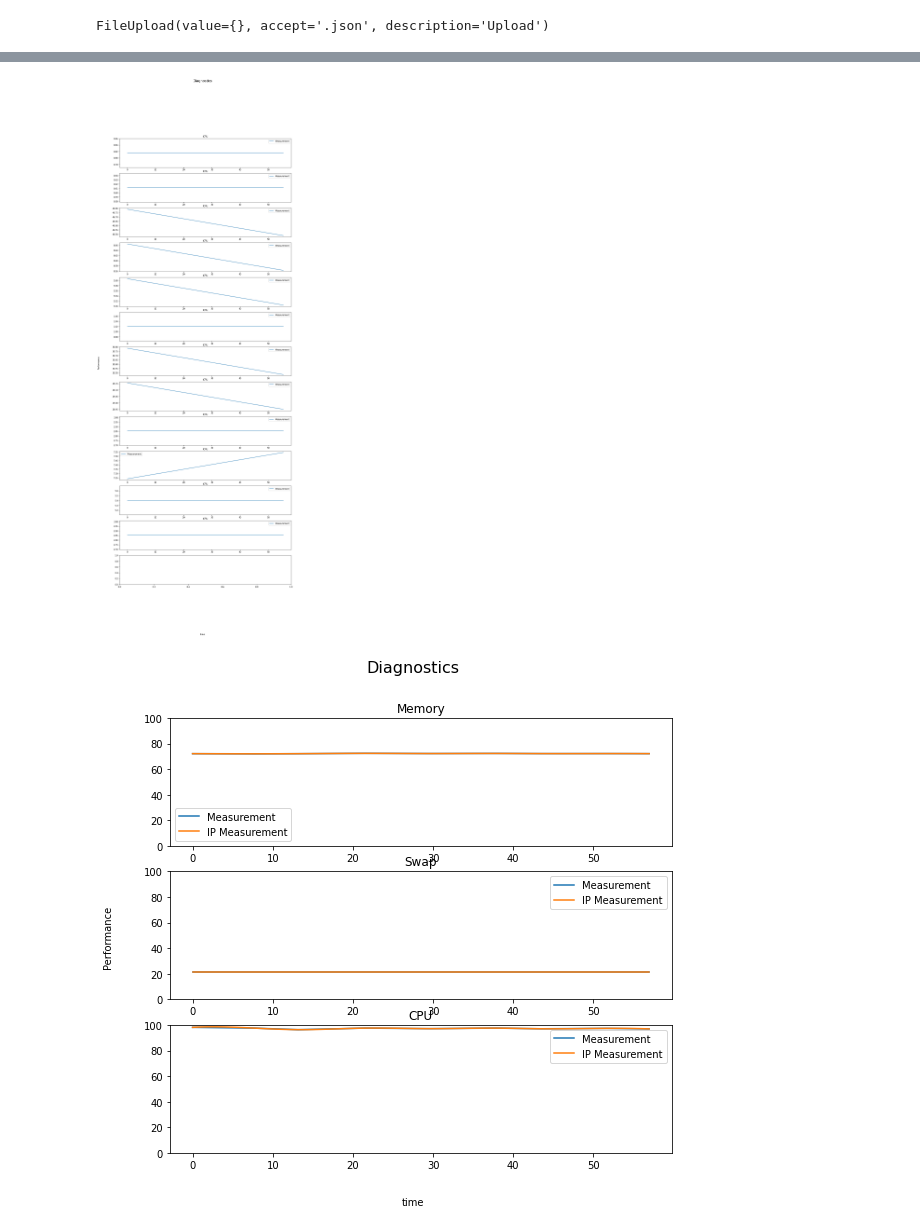
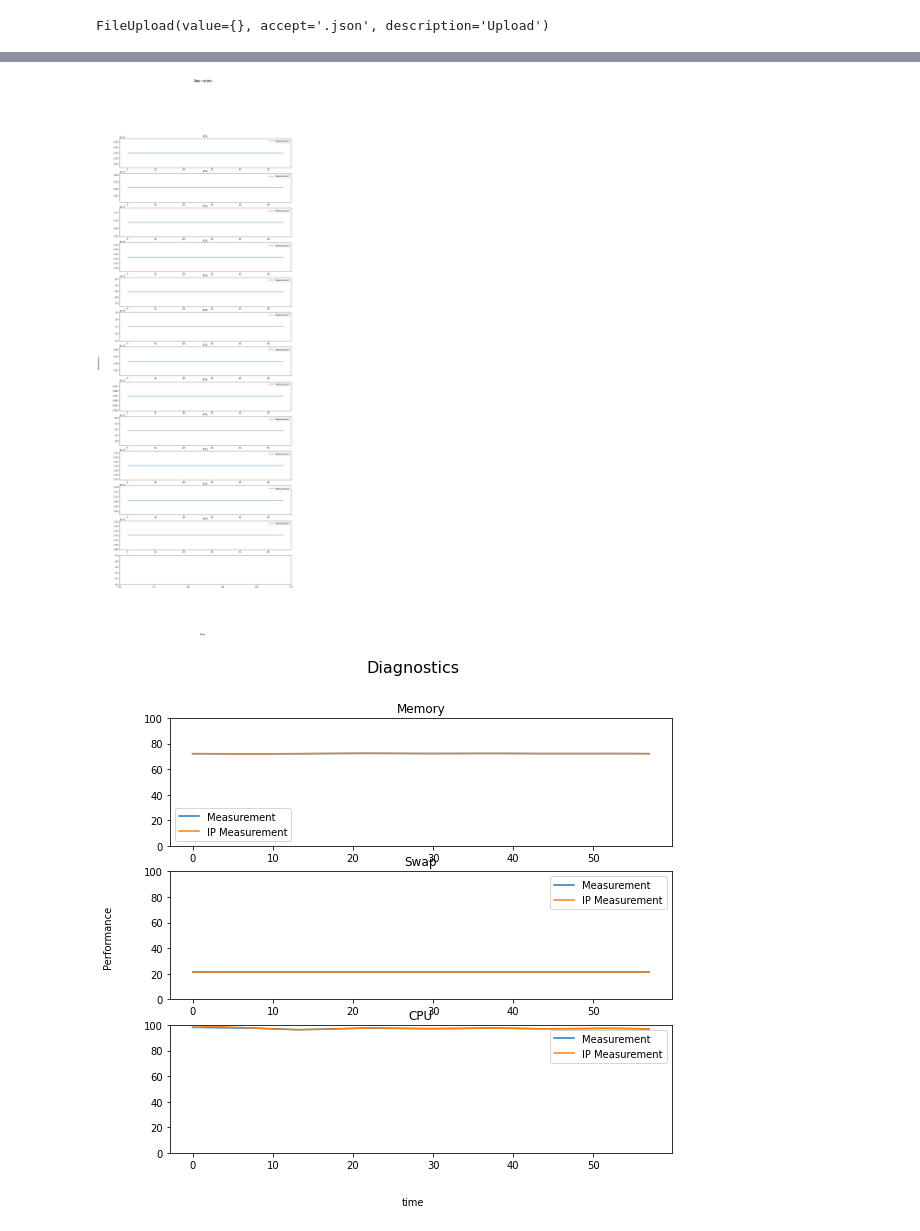
Before and after one commit to llingg/behaviour-benchmarking, a Jupyter notebook: notebooks/analyse_dashboard.ipynb, the cells around one changed output, grey strips where cells are left out. Cells and saved outputs as stored; diff of their text form; code cells hidden in the pictures.

```diff
--- a/notebooks/analyse_dashboard.ipynb
+++ b/notebooks/analyse_dashboard.ipynb
@@ -1,3 +1,18 @@
 # %% [markdown]
 # Analyze Dashboard Data
 If the script doesn't display properly (e.g. curly braces in the markdown) **trust the notebook** in the top right corner and rerender the markdown by running them again.
+# %%
+import yaml
+import matplotlib.pyplot as plt
+import numpy as np
+from scipy import interpolate
+
+
+with open(r'../data/BenchmarkXY/CH_ETHZ_Linus_2020-05-05_DB18_hardware-compliance.yaml') as file:
+    documents = yaml.full_load(file)
+    hostname = documents["hostname"]
+    for item, doc in documents.items():
+        print(item, ":", doc)
+
+hostname_minus = hostname+'-'
+hostname_underline = hostname+'_'
@@ -19,0 +145,5 @@ FileUpload(value={}, accept='.json', description='Upload')
+# %%
+from ipywidgets import FileUpload
+upload = FileUpload(accept='.json',
+    multiple=False)
+upload
@@ -28,10 +239,8 @@ data = json.loads(upload.data[0].decode('utf-8'))
 
 cpu_processes = np.array([[],[],[]])
 t0= data['process_stats'][0]['time']
-cpu = (data['resources_stats'][0]['cpu'])
-for x in cpu:
-    cpu_max = cpu[x]
-
+#put 100 for pmem
+memory_max = (data['resources_stats'][0]['memory']['total'])
 
 container_id = data['containers']
 
@@ -46,14 +255,15 @@ container_stats = data['container_stats']
 
 for x in process_stats:
     if x['container'] == behaviour_benchmarking_key:
-        dat = np.array([[x['time']-t0,float(x['pcpu'])/cpu_max*100,x['command']]])
+        #place pmem instead of mem if wanted
+        dat = np.array([[x['time']-t0,float(x['mem'])/memory_max*100,x['command']]])
         cpu_processes = np.append(cpu_processes,dat.T, axis=1)
 
 
 length = cpu_processes.shape[1]
 occurrences = np.count_nonzero(cpu_processes == cpu_processes[0][2])
-# time_ip = np.linspace(float(cpu_processes[0][0]), float(cpu_processes[0][-1]), 100)
-# bm_ip = np.array([time_ip])
+time_ip = np.linspace(float(cpu_processes[0][0]), float(cpu_processes[0][-1]), 100)
+bm_ip = np.array([time_ip])
 fig, axes= plt.subplots(occurrences, 1, figsize=(15, 40))
 fig.text(0.5, 0.04, 'time', ha='center', va='center')
 fig.text(0.03, 0.5, 'Performance', ha='center', va='center', rotation='vertical')
@@ -69,34 +279,34 @@ for i in range(0,occurrences-1):
         time_ip = np.linspace(float(cpu_processes_int[0][0]), float(cpu_processes_int[0][-1]), 100)
         cpu_processes_int_x = np.array([time_ip])
         value_ip = np.linspace(float(cpu_processes_int[1][0]), float(cpu_processes_int[1][-1]), 100)
         cpu_processes_int_y = np.array([value_ip])
 
 
         axes[i].plot((cpu_processes_int_x[0]), cpu_processes_int_y[0])#, bm_ip[0], bm_ip[j+1])
         #axes[i].plot(bm_ip[0], bm_ip[j+1])
         axes[i].legend(['Measurement', 'IP Measurement'])
         axes[i].set_title('CPU')
         #axes[i].set_ylim(0, 100)
 
 
 fig.suptitle('Diagnostics', fontsize=16)
 plt.show()
 
 
 
 # Info available:
 # "container":"b15db65da2d56479c18f6eb6319deb2f78319e2f59c5766e617b79f12fba7138",
 # "time":1588330386.5554,
 # "ppid":"19871",
 # "pid":"21485",
 # "pcpu":"45.8",
 # "nthreads":"8",
 # "cputime":"00:08:19",
 # "pmem":"7.3",
 # "mem":108.412,
 # "command
 # %% [output]
-[figure, old version]
+[figure, new version]
 # %%
 import json
 import matplotlib.pyplot as plt
```
Also changed, not shown: parts of 6 cells of this notebook, 1 other file.
